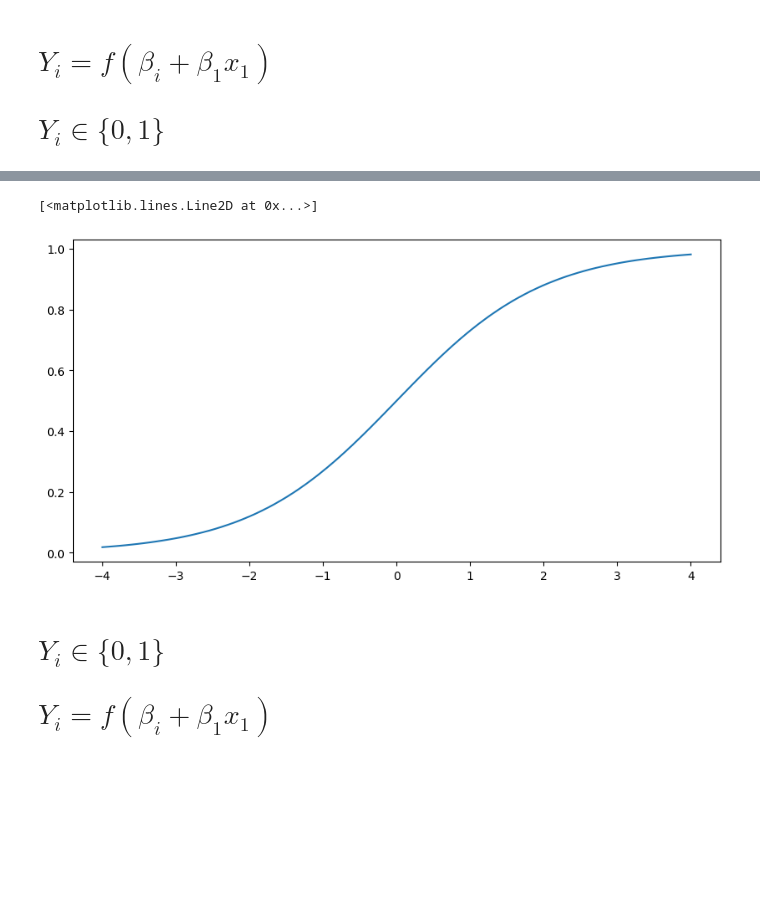
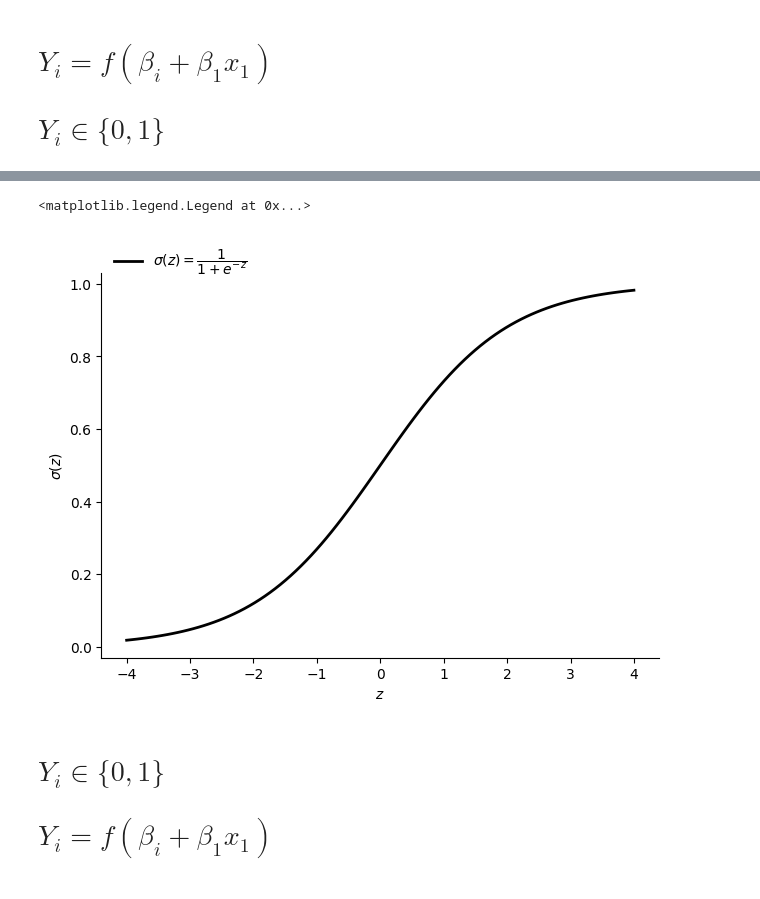
Before and after one commit to ChaosDonkey06/Stats-ML4Genomics, a Jupyter notebook: recitations/log_reg.ipynb, the cells around one changed output, grey strips where cells are left out. Cells and saved outputs as stored; diff of their text form; code cells hidden in the pictures; blank space fills up the shorter version.

```diff
--- a/recitations/log_reg.ipynb
+++ b/recitations/log_reg.ipynb
@@ -8,5 +8,5 @@ import os
 
 # $Y_i\in \{0,1\}$
 # %%
-log_df = pd.read_csv(os.path.join("data", 'marks.txt'), header=None, names=['test1', 'test2', 'mark'])
-log_df
+log_df          = pd.read_csv(os.path.join("data", 'marks.txt'), header=None, names=['test1', 'test2', 'mark'])
+log_df["label"] = log_df["mark"].apply(lambda x: "not admitted" if x == 0 else "admitted")
@@ -65,15 +70,23 @@ ax.plot(x, model.predict(x), color="k")
 # %%
 import numpy as np
 def sigmoid(x):
     return 1/(1 + np.exp(-x))
 
 x= np.linspace(-4, 4, 100)
 
-fig, ax = plt.subplots(1,1 , figsize=(10, 5))
-ax.plot(x, sigmoid(x), label='sigmoid')
+fig, ax = plt.subplots(1, 1, figsize=(7.2, 5))
+ax.plot(x, sigmoid(x), color="k", lw=2, label=r"$\sigma(z)=\dfrac{1}{1+e^{-z}}$")
+
+ax.set_xlabel(r"$z$")
+ax.set_ylabel(r"$\sigma(z)$")
+
+ax.spines['right'].set_visible(False)
+ax.spines['top'].set_visible(False)
+
+ax.legend(loc='upper left', frameon=False, bbox_to_anchor=(0, 1.1))
 # %% [output]
-[<matplotlib.lines.Line2D at 0x...>]
+<matplotlib.legend.Legend at 0x...>
-[figure, old version]
+[figure, new version]
 # %% [markdown]
 # $Y_i\in \{0,1\}$
 
```
Also changed, not shown: parts of 7 cells of this notebook, 5 other files.
